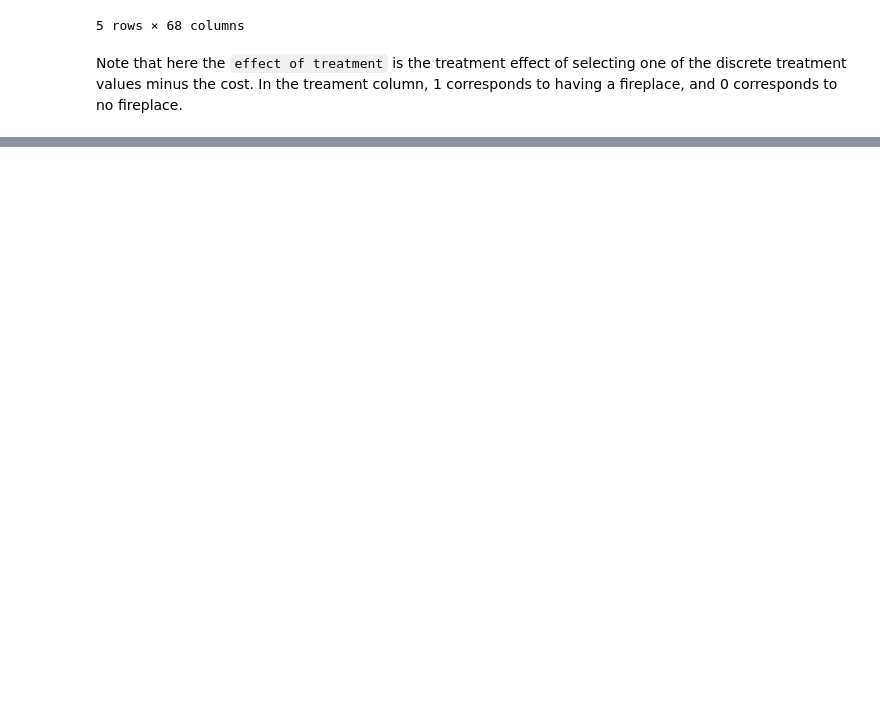
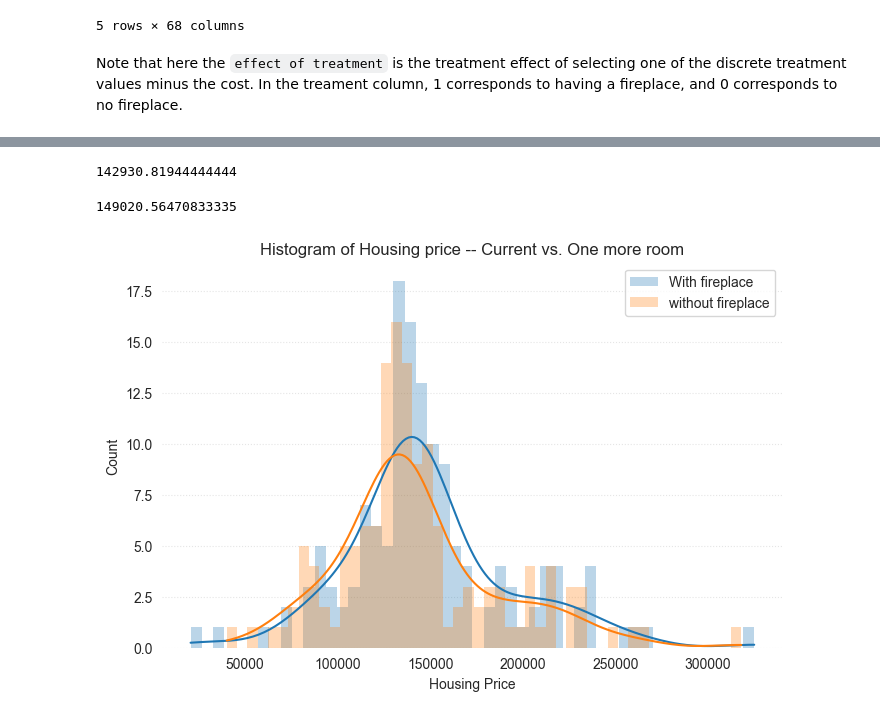
Before and after one commit to Tommylee1013/FinancialDeepLearning, a Jupyter notebook: EconMLNotes/Causal Interpretation for Ames Housing Price.ipynb, the cells around one changed output, grey strips where cells are left out. Cells and saved outputs as stored; diff of their text form; code cells hidden in the pictures; blank space fills up the shorter version.

```diff
--- a/EconMLNotes/Causal Interpretation for Ames Housing Price.ipynb
+++ b/EconMLNotes/Causal Interpretation for Ames Housing Price.ipynb
@@ -467,0 +472,54 @@ Note that here the `effect of treatment` is the treatment effect of selecting on
+# %%
+whatif_df = x_test.loc[
+    lambda df : df['HasFireplace'].eq(0)
+]
+whatif_y = y_test.loc[whatif_df.index]
+# %%
+counterfactuals = ca.whatif(
+    whatif_df,
+    whatif_df['HasFireplace'].add(1).clip(upper = 1),
+    'HasFireplace',
+    whatif_y
+)
+# %%
+whatif_y.mean() # current average housing price on test set
+# %% [output]
+142930.81944444444
+# %%
+counterfactuals['point_estimate'].mean() # average housing price with one more room on test set
+# %% [output]
+149020.56470833335
+# %%
+# distribution comparison
+import seaborn as sns
+fig, ax = plt.subplots(figsize = (8, 5))
+sns.histplot(
+    counterfactuals.point_estimate,
+    label = 'With fireplace',
+    alpha = 0.3,
+    edgecolor = 'none',
+    bins = 50,
+    kde = True,
+    #weights = np.ones(len(whatif_y)) / len(whatif_y),
+    ax = ax
+)
+sns.histplot(
+    whatif_y,
+    label = 'without fireplace',
+    alpha = 0.3,
+    edgecolor = 'none',
+    bins = 50,
+    kde = True,
+    #weights = np.ones(len(whatif_y)) / len(whatif_y),
+    ax = ax
+)
+for spine in ax.spines.values():
+    spine.set_visible(False)
+ax.grid(False)
+ax.yaxis.grid(True, ls = ':', alpha = 0.5)
+plt.legend()
+plt.xlabel('Housing Price')
+plt.title('Histogram of Housing price -- Current vs. One more room')
+plt.show()
+# %% [output]
+[figure, added]
```
Also changed, not shown: parts of 5 cells of this notebook, 1 other file.
